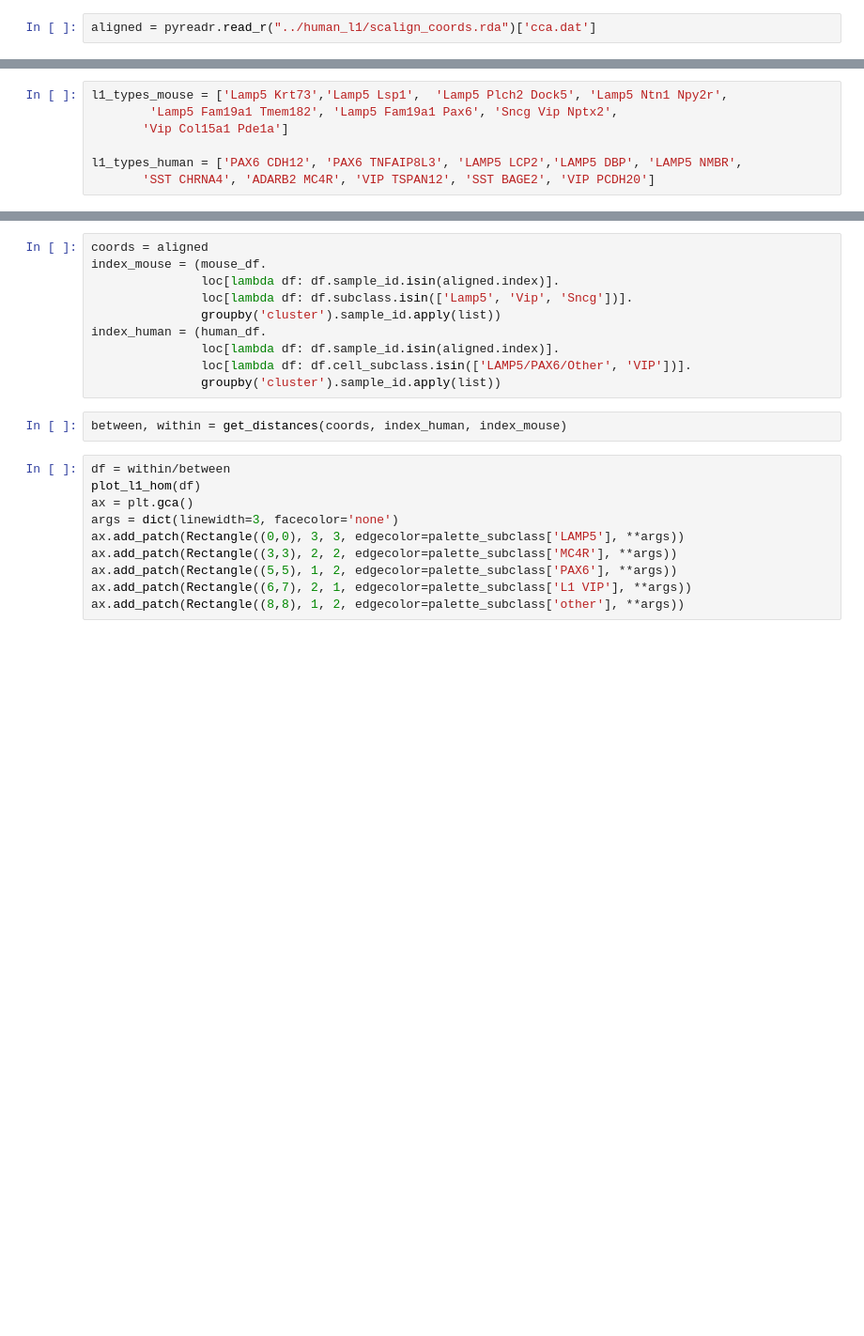
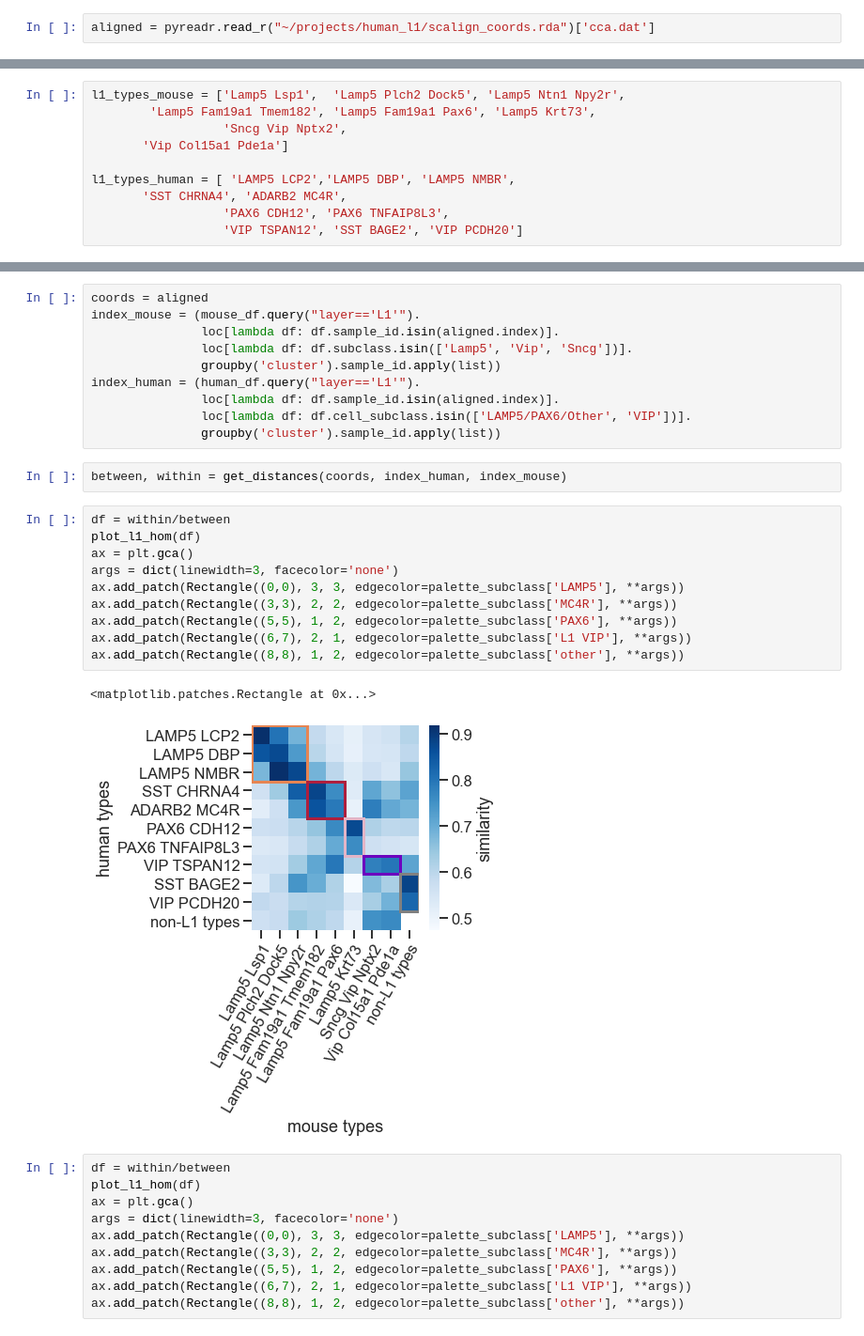
Before and after one commit to AllenInstitute/patchseq_human_L1, a Jupyter notebook: notebooks/homologies.ipynb, the cells around one changed output, grey strips where cells are left out. Shown at 94% size. Cells and saved outputs as stored; diff of their text form; blank space fills up the shorter version.

```diff
--- a/notebooks/homologies.ipynb
+++ b/notebooks/homologies.ipynb
@@ -30,7 +30,7 @@ import pyreadr
 from sklearn.metrics import pairwise_distances
 from umap import UMAP
 # %%
-aligned = pyreadr.read_r("../human_l1/scalign_coords.rda")['cca.dat']
+aligned = pyreadr.read_r("~/projects/human_l1/scalign_coords.rda")['cca.dat']
 # %%
 shiny_dir = '/allen/programs/celltypes/workgroups/rnaseqanalysis/shiny/facs_seq/MTG_paper_rev'
 human_df = shiny._load_shiny_data(directory=shiny_dir)
@@ -43,12 +43,15 @@ combined = pd.concat([
     mouse_df.set_index('sample_id')[['cluster',]].assign(species='mouse'),
 ])
 # %%
-l1_types_mouse = ['Lamp5 Krt73','Lamp5 Lsp1',  'Lamp5 Plch2 Dock5', 'Lamp5 Ntn1 Npy2r',
-        'Lamp5 Fam19a1 Tmem182', 'Lamp5 Fam19a1 Pax6', 'Sncg Vip Nptx2',
+l1_types_mouse = ['Lamp5 Lsp1',  'Lamp5 Plch2 Dock5', 'Lamp5 Ntn1 Npy2r',
+        'Lamp5 Fam19a1 Tmem182', 'Lamp5 Fam19a1 Pax6', 'Lamp5 Krt73',
+                  'Sncg Vip Nptx2',
        'Vip Col15a1 Pde1a']
 
-l1_types_human = ['PAX6 CDH12', 'PAX6 TNFAIP8L3', 'LAMP5 LCP2','LAMP5 DBP', 'LAMP5 NMBR',
-       'SST CHRNA4', 'ADARB2 MC4R', 'VIP TSPAN12', 'SST BAGE2', 'VIP PCDH20']
+l1_types_human = [ 'LAMP5 LCP2','LAMP5 DBP', 'LAMP5 NMBR',
+       'SST CHRNA4', 'ADARB2 MC4R',
+                  'PAX6 CDH12', 'PAX6 TNFAIP8L3',
+                  'VIP TSPAN12', 'SST BAGE2', 'VIP PCDH20']
 # %%
 def get_distances(coords, index_row, index_col):
     col_within = index_col.apply(lambda x: pairwise_distances(coords.loc[x]).mean())
@@ -84,15 +89,28 @@ def plot_l1_hom(df, types_human=l1_types_human, types_mouse=l1_types_mouse, figs
 # %%
 coords = aligned
-index_mouse = (mouse_df.
+index_mouse = (mouse_df.query("layer=='L1'").
                loc[lambda df: df.sample_id.isin(aligned.index)].
                loc[lambda df: df.subclass.isin(['Lamp5', 'Vip', 'Sncg'])].
                groupby('cluster').sample_id.apply(list))
-index_human = (human_df.
+index_human = (human_df.query("layer=='L1'").
                loc[lambda df: df.sample_id.isin(aligned.index)].
                loc[lambda df: df.cell_subclass.isin(['LAMP5/PAX6/Other', 'VIP'])].
                groupby('cluster').sample_id.apply(list))
 # %%
 between, within = get_distances(coords, index_human, index_mouse)
+# %%
+df = within/between
+plot_l1_hom(df)
+ax = plt.gca()
+args = dict(linewidth=3, facecolor='none')
+ax.add_patch(Rectangle((0,0), 3, 3, edgecolor=palette_subclass['LAMP5'], **args))
+ax.add_patch(Rectangle((3,3), 2, 2, edgecolor=palette_subclass['MC4R'], **args))
+ax.add_patch(Rectangle((5,5), 1, 2, edgecolor=palette_subclass['PAX6'], **args))
+ax.add_patch(Rectangle((6,7), 2, 1, edgecolor=palette_subclass['L1 VIP'], **args))
+ax.add_patch(Rectangle((8,8), 1, 2, edgecolor=palette_subclass['other'], **args))
+# %% [output]
+<matplotlib.patches.Rectangle at 0x...>
+[figure, added]
 # %%
 df = within/between
 plot_l1_hom(df)
```
Also changed, not shown: parts of 2 cells of this notebook, 7 other files.
